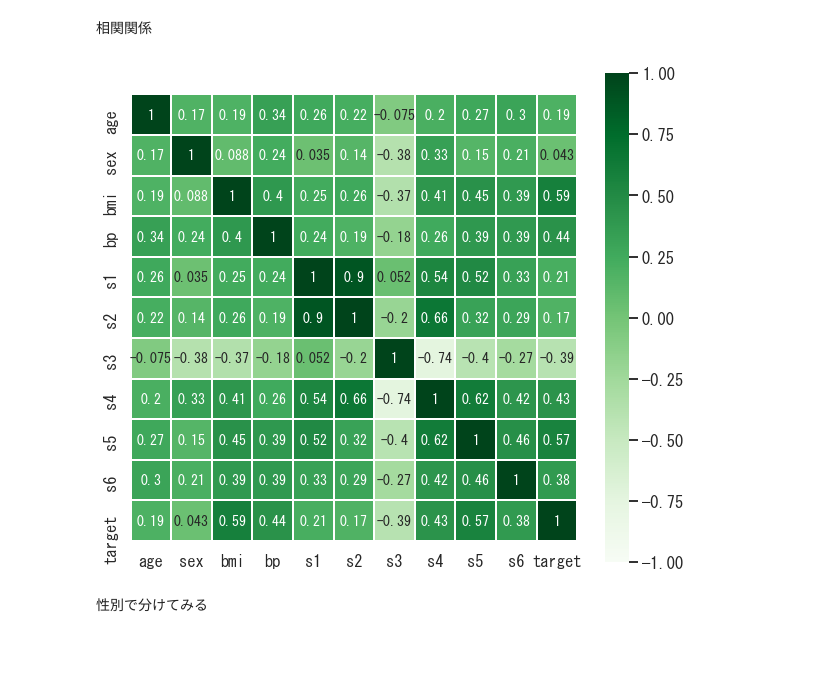
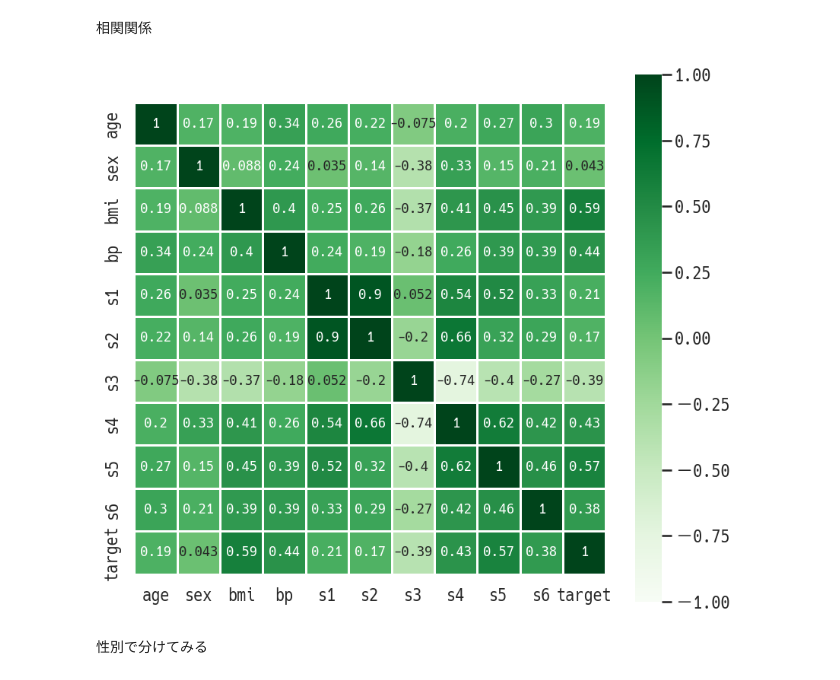
Before and after one commit to sato1214syun/python-data-analytics-udemy-business, a Jupyter notebook: src/9_Regression_models.ipynb, the cells around one changed output. Drawn from its saved outputs; the diff is of its cells as text; code cells hidden in the pictures; blank space fills up the shorter version.

```diff
--- a/src/9_Regression_models.ipynb
+++ b/src/9_Regression_models.ipynb
@@ -17,7 +17,8 @@ import numpy as np
 import pandas as pd
 import matplotlib.pyplot as plt
 import seaborn as sns
-sns.set_theme(context='talk', style='darkgrid', font='MS GOTHIC')
+
+sns.set_theme(context="talk", style="darkgrid", font="HackGen")
 # %% [markdown]
 ---
 <a id=1></a>
@@ -169,10 +170,18 @@ for feature in df.columns:
 相関関係
 # %%
 plt.figure(figsize=(10, 9))
-sns.heatmap(df.corr(), annot=True, annot_kws={'size':14}, cmap='Greens', square=True, linewidth=1, vmin=-1)
+sns.heatmap(
+    df.corr(),
+    annot=True,
+    annot_kws={"size": 14},
+    cmap="Greens",
+    square=True,
+    linewidth=1,
+    vmin=-1,
+)
 plt.show()
 # %% [output]
-[figure, old version]
+[figure, new version]
 # %% [markdown]
 性別で分けてみる
 # %%
```
Also changed, not shown: parts of 63 cells of this notebook.
